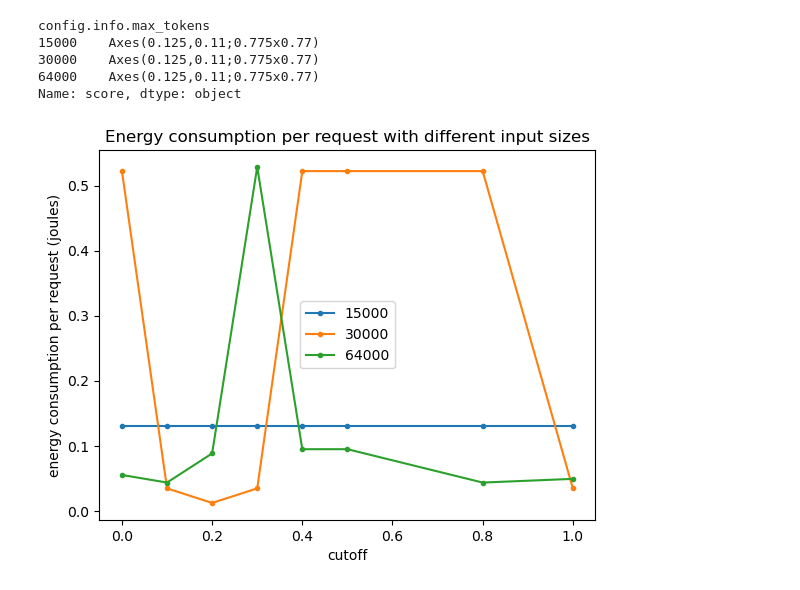
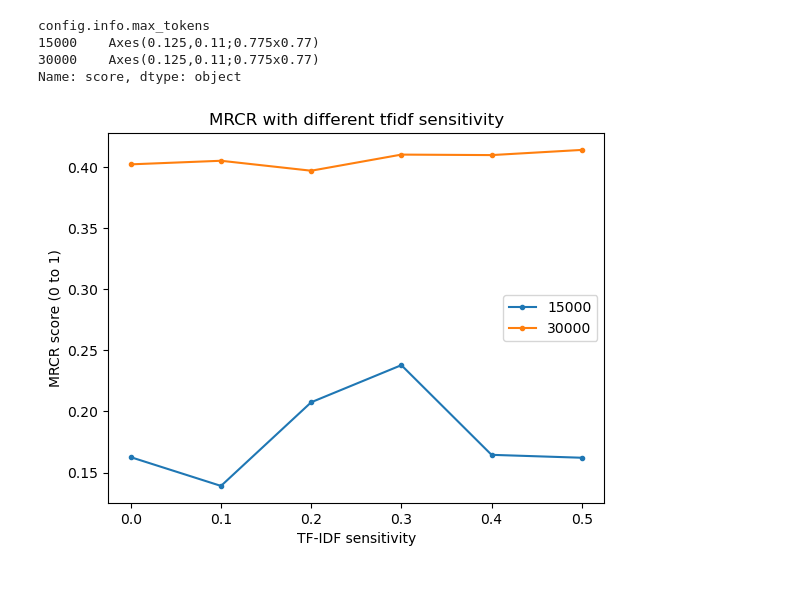
Before and after one commit to Q42/green.ai, a Jupyter notebook: results/graphs/chat_history_search.ipynb, the cells around one changed output. Cells and saved outputs as stored; diff of their text form; code cells hidden in the pictures.

Commit message:
change tfidf graphs to include correct title and axis labels

```diff
--- a/results/graphs/chat_history_search.ipynb
+++ b/results/graphs/chat_history_search.ipynb
@@ -8,26 +8,25 @@ with open("../chat_history_tfidf.json") as f:
     df["test_name"] = "tfidf"
 
 df['gpu_energy.joules'] = df['gpu_energy'] * 3600000
-df['gpu_energy.request'] = df['gpu_energy.joules'] / 2
-#df = df.loc[~df.debug_mode]
+df['gpu_energy.request'] = df['gpu_energy.joules'] / 100
+df = df.loc[~df.debug_mode]
 # %%
 df.set_index('sensitivity', inplace=True)
 # %%
 df.groupby('config.info.max_tokens')['score'].plot(
     legend=True,
-    xlabel='cutoff',
-    ylabel='energy consumption per request (joules)',
+    xlabel='TF-IDF sensitivity',
+    ylabel='MRCR score (0 to 1)',
     rot=0,
-    title='Energy consumption per request with different input sizes',
+    title='MRCR with different tfidf sensitivity',
     style='.-',
 )
 # %% [output]
 config.info.max_tokens
 15000    Axes(0.125,0.11;0.775x0.77)
 30000    Axes(0.125,0.11;0.775x0.77)
-64000    Axes(0.125,0.11;0.775x0.77)
 Name: score, dtype: object
-[figure, old version]
+[figure, new version]
 # %%
 df.groupby('config.info.max_tokens')['gpu_energy.request'].plot(
     legend=True,
```
Also changed, not shown: parts of 1 cell of this notebook.
